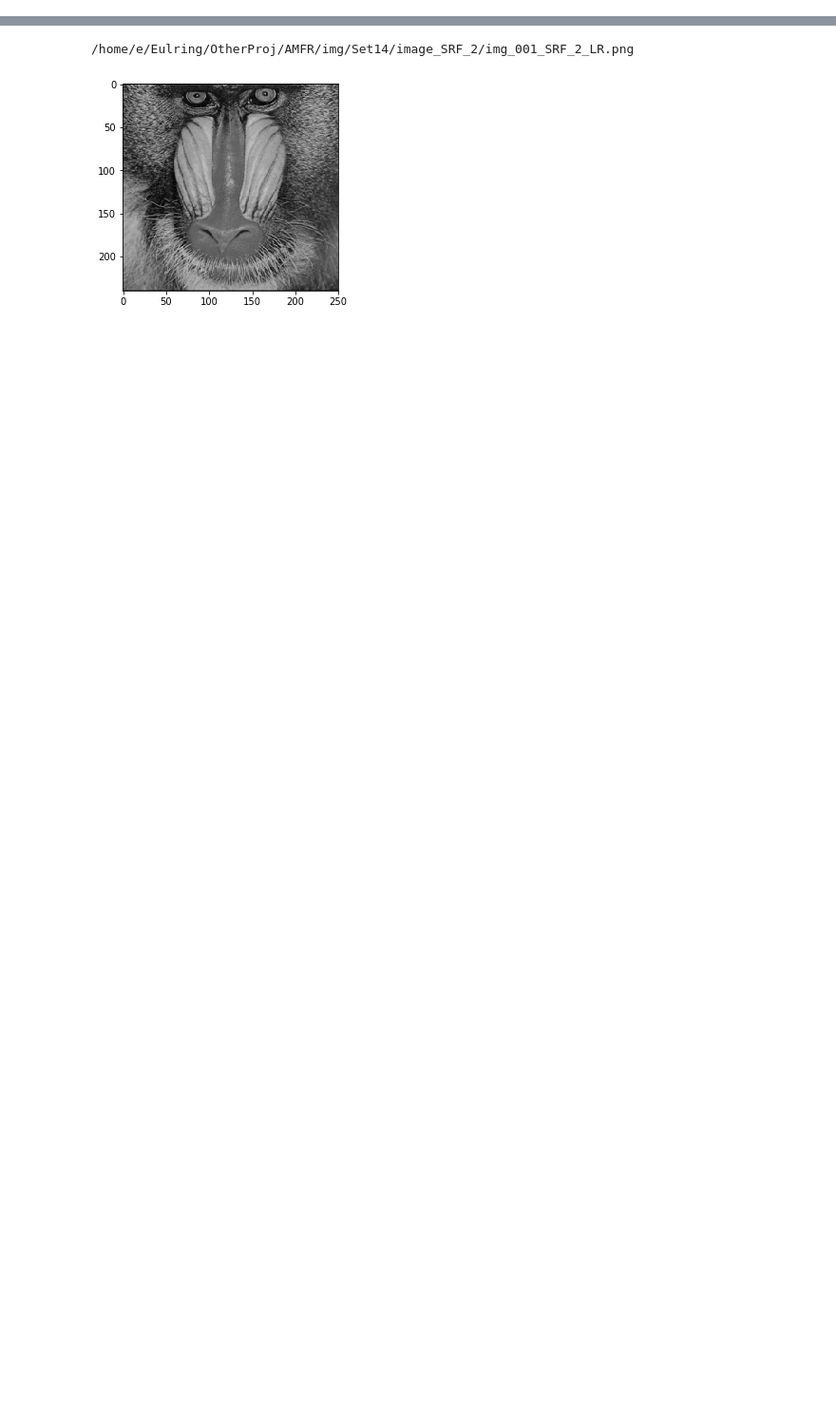
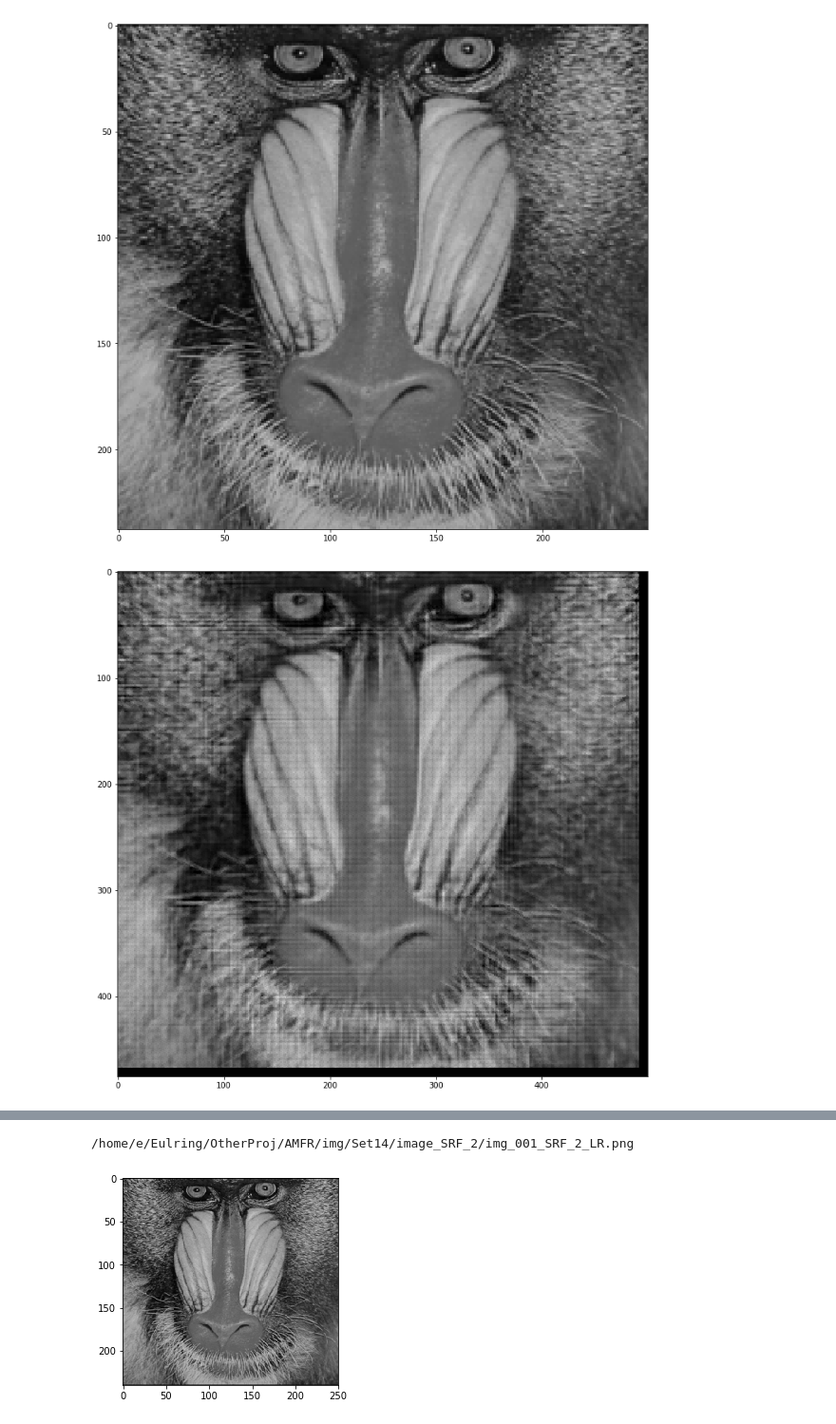
Before and after one commit to Eulring/Hybrid-Function-Sparse-Representation, a Jupyter notebook: sr_exp/Untitled.ipynb, the cells around one changed output, grey strips where cells are left out. Shown at 95% size. Drawn from its saved outputs; the diff is of its cells as text; code cells hidden in the pictures; blank space fills up the shorter version.

```diff
--- a/sr_exp/Untitled.ipynb
+++ b/sr_exp/Untitled.ipynb
@@ -113,0 +189,6 @@ img_rep.super_resolution()
+# %%
+vis_img(img_rep.img_L)
+vis_img(img_rep.img_H)
+# %% [output]
+[figure, added]
+[figure, added]
```
Also changed, not shown: parts of 7 cells of this notebook, 3 other files.
